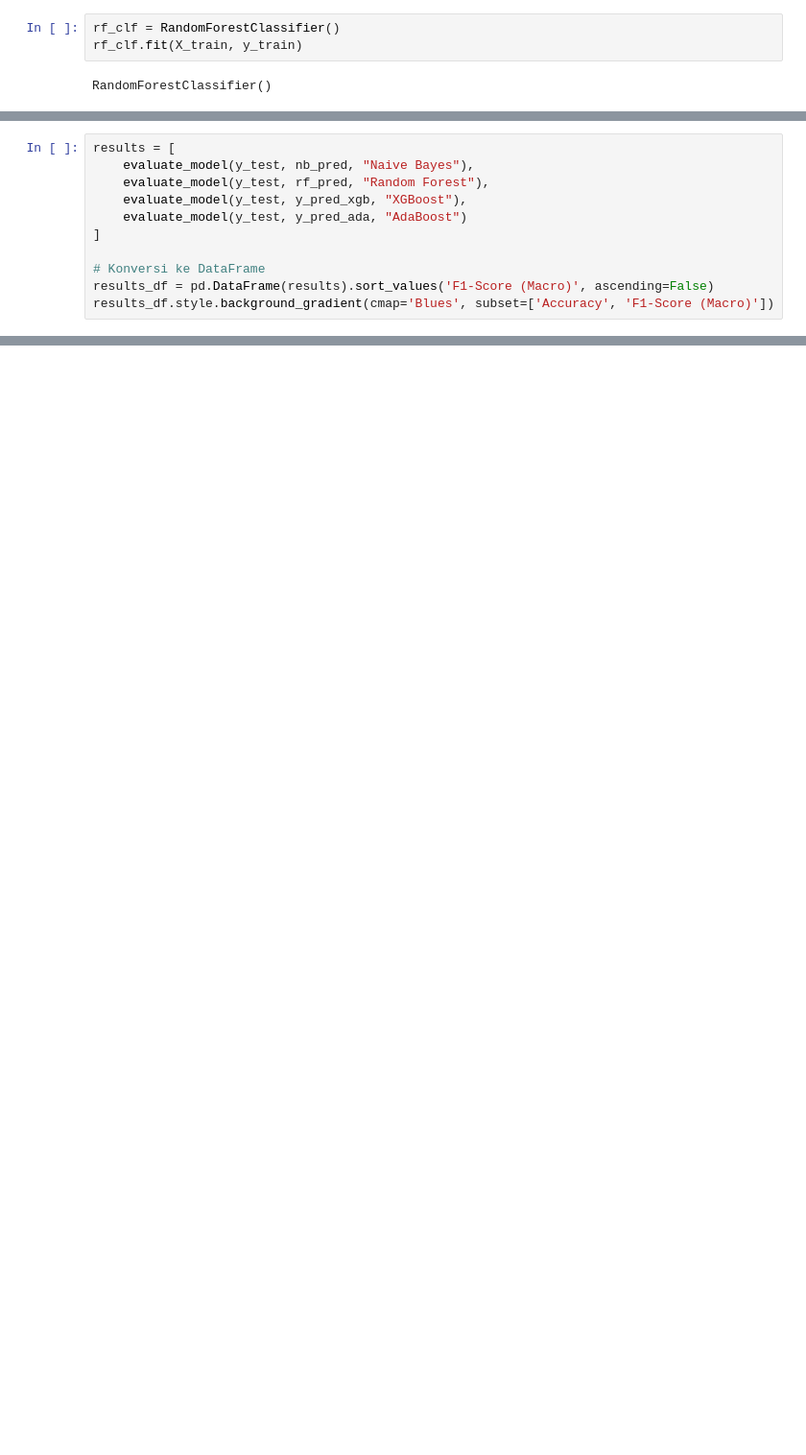
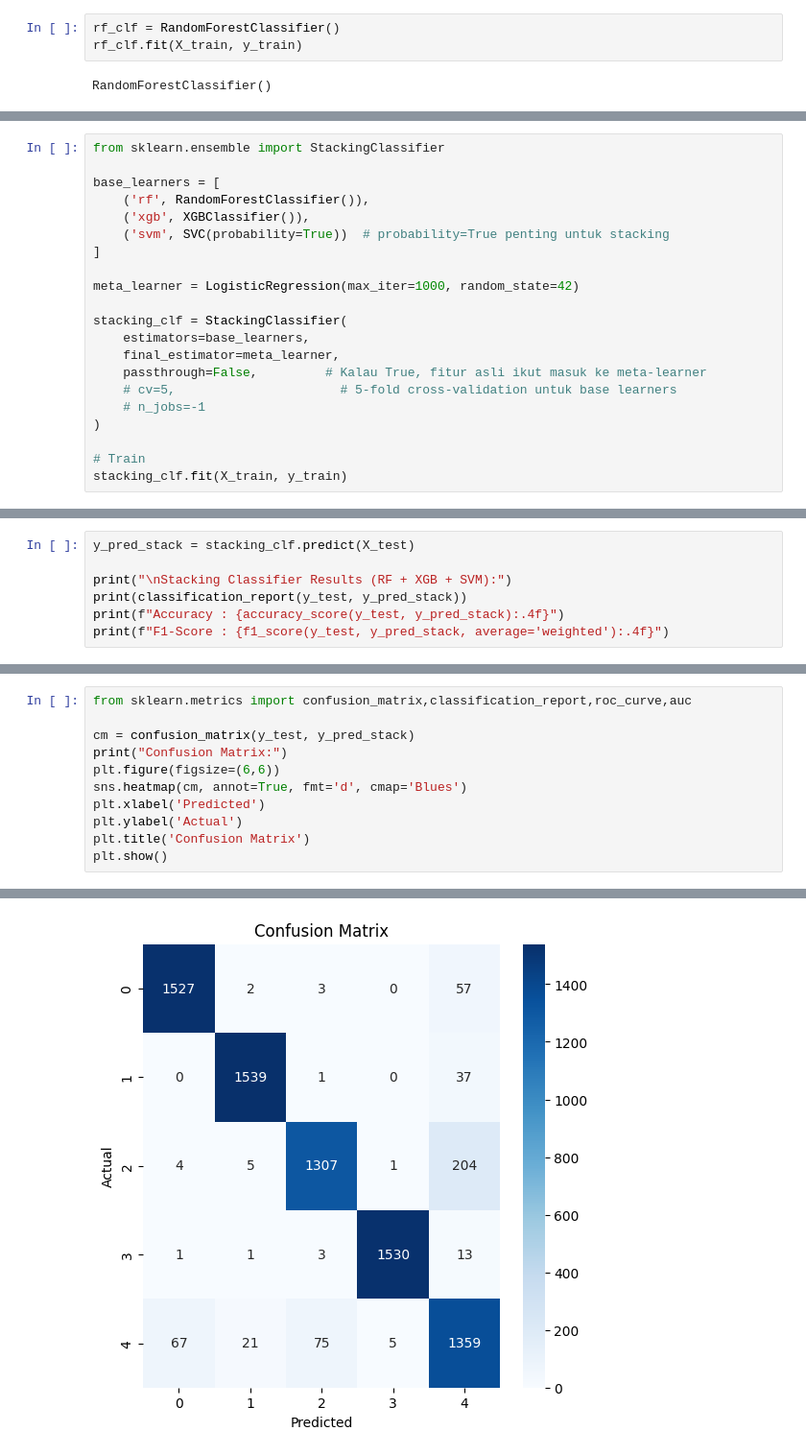
Before and after one commit to ApoKads/Cyberbullying-Detection, a Jupyter notebook: index.ipynb, the cells around one changed output, grey strips where cells are left out. Shown at 96% size. Cells and saved outputs as stored; diff of their text form; blank space fills up the shorter version.

```diff
--- a/index.ipynb
+++ b/index.ipynb
@@ -470,12 +605,22 @@ def evaluate_model(y_true, y_pred, model_name):
 # %%
-results = [
-    evaluate_model(y_test, nb_pred, "Naive Bayes"),
-    evaluate_model(y_test, rf_pred, "Random Forest"),
-    evaluate_model(y_test, y_pred_xgb, "XGBoost"),
-    evaluate_model(y_test, y_pred_ada, "AdaBoost")
+from sklearn.ensemble import StackingClassifier
+
+base_learners = [
+    ('rf', RandomForestClassifier()),
+    ('xgb', XGBClassifier()),
+    ('svm', SVC(probability=True))  # probability=True penting untuk stacking
 ]
 
-# Konversi ke DataFrame
-results_df = pd.DataFrame(results).sort_values('F1-Score (Macro)', ascending=False)
-results_df.style.background_gradient(cmap='Blues', subset=['Accuracy', 'F1-Score (Macro)'])
+meta_learner = LogisticRegression(max_iter=1000, random_state=42)
+
+stacking_clf = StackingClassifier(
+    estimators=base_learners,
+    final_estimator=meta_learner,
+    passthrough=False,         # Kalau True, fitur asli ikut masuk ke meta-learner
+    # cv=5,                      # 5-fold cross-validation untuk base learners
+    # n_jobs=-1
+)
+
+# Train
+stacking_clf.fit(X_train, y_train)
 # %% [output]
@@ -482,0 +644,7 @@ ValueError: Target is multiclass but average='binary'. Please choose another ave
+# %%
+y_pred_stack = stacking_clf.predict(X_test)
+
+print("\nStacking Classifier Results (RF + XGB + SVM):")
+print(classification_report(y_test, y_pred_stack))
+print(f"Accuracy : {accuracy_score(y_test, y_pred_stack):.4f}")
+print(f"F1-Score : {f1_score(y_test, y_pred_stack, average='weighted'):.4f}")
@@ -482,0 +667,12 @@ ValueError: Target is multiclass but average='binary'. Please choose another ave
+# %%
+from sklearn.metrics import confusion_matrix,classification_report,roc_curve,auc
+
+cm = confusion_matrix(y_test, y_pred_stack)
+print("Confusion Matrix:")
+plt.figure(figsize=(6,6))
+sns.heatmap(cm, annot=True, fmt='d', cmap='Blues')
+plt.xlabel('Predicted')
+plt.ylabel('Actual')
+plt.title('Confusion Matrix')
+plt.show()
+# %% [output]
@@ -482,0 +680 @@ ValueError: Target is multiclass but average='binary'. Please choose another ave
+[figure, added]
```
Also changed, not shown: parts of 22 cells of this notebook.
